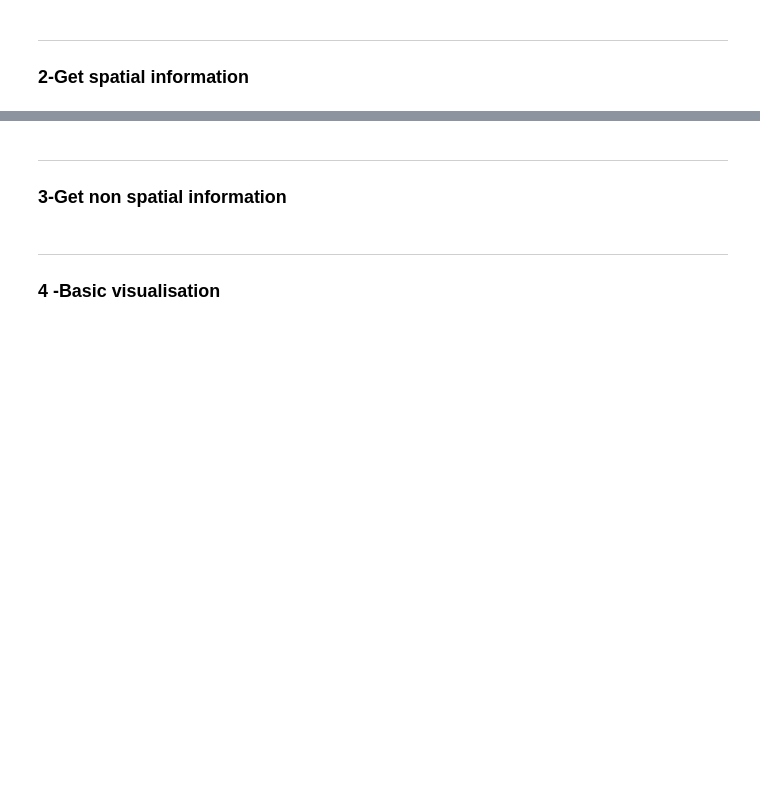
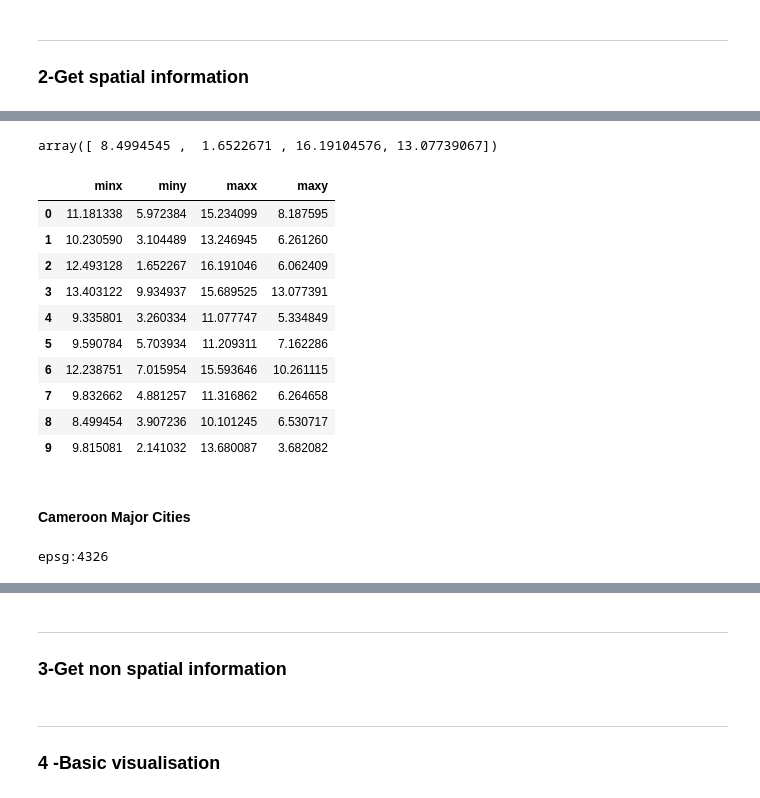
Before and after one commit to OmdenaAI/douala-chapter-automatic-land-use, a Jupyter notebook: workshop/workshop_geopandas.ipynb, the cells around one changed output, grey strips where cells are left out. Drawn from its saved outputs; the diff is of its cells as text; code cells hidden in the pictures; blank space fills up the shorter version.

```diff
--- a/workshop/workshop_geopandas.ipynb
+++ b/workshop/workshop_geopandas.ipynb
@@ -24,5 +26,10 @@ import matplotlib.pyplot as plt
 # %%
 #Set file path
-path_file ='./dataset/CMR_adm0.shp'
+path_file ='./dataset'
+file_name = 'CMR_adm0.shp'
+
 #read file into Geodataframe
-cameroon_border = gpd.read_file(path_file)
+cameroon_border = gpd.read_file(os.path.join(path_file, file_name)) # cameroon border
+
+# get the head
+cameroon_provinces.head()
@@ -28,0 +44,9 @@ cameroon_border = gpd.read_file(path_file)
+# %%
+#Set file path
+file_name = 'CMR_adm1.shp'
+
+#read file into Geodataframe
+cameroon_provinces = gpd.read_file(os.path.join(path_file, file_name))
+
+# get the head
+cameroon_provinces.head()
@@ -49,0 +127,27 @@ cameroon_border.total_bounds
+# %%
+#Get boundig box
+cameroon_provinces.total_bounds
+# %% [output]
+array([ 8.4994545 ,  1.6522671 , 16.19104576, 13.07739067])
+# %%
+# Get bounds of each row
+cameroon_provinces.bounds
+# %% [output]
+|  | minx | miny | maxx | maxy |
+| 0 | 11.181338 | 5.972384 | 15.234099 | 8.187595 |
+| 1 | 10.230590 | 3.104489 | 13.246945 | 6.261260 |
+| 2 | 12.493128 | 1.652267 | 16.191046 | 6.062409 |
+| 3 | 13.403122 | 9.934937 | 15.689525 | 13.077391 |
+| 4 | 9.335801 | 3.260334 | 11.077747 | 5.334849 |
+| 5 | 9.590784 | 5.703934 | 11.209311 | 7.162286 |
+| 6 | 12.238751 | 7.015954 | 15.593646 | 10.261115 |
+| 7 | 9.832662 | 4.881257 | 11.316862 | 6.264658 |
+| 8 | 8.499454 | 3.907236 | 10.101245 | 6.530717 |
+| 9 | 9.815081 | 2.141032 | 13.680087 | 3.682082 |
+# %% [markdown]
+#### Cameroon Major Cities
+# %%
+#get the coordinate reference system
+print(cameroon_cities.crs)
+# %% [output]
+epsg:4326
```
Also changed, not shown: parts of 24 cells of this notebook, 8 other files.
